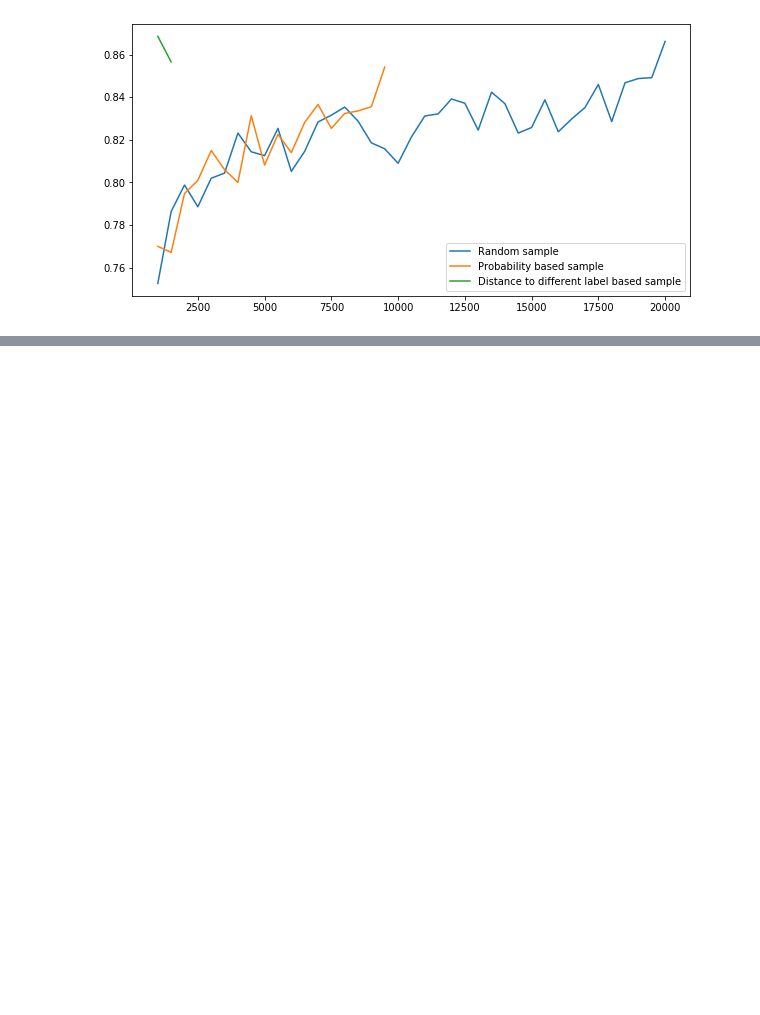
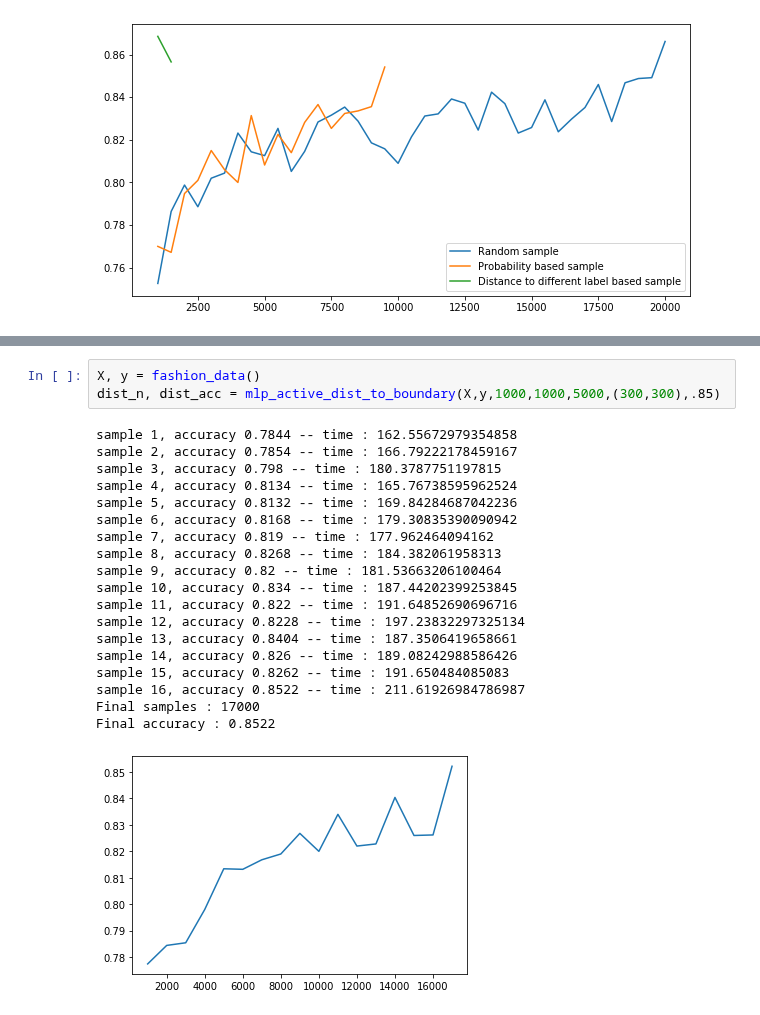
Before and after one commit to max-miller/ds_ground_up, a Jupyter notebook: active_learning/active_learning.ipynb, the cells around one changed output, grey strips where cells are left out. Saved outputs shown, nothing was run; the diff lists cells and outputs as text; blank space fills up the shorter version.

```diff
--- a/active_learning/active_learning.ipynb
+++ b/active_learning/active_learning.ipynb
@@ -702,0 +718,23 @@ KeyboardInterrupt:
+# %%
+X, y = fashion_data()
+dist_n, dist_acc = mlp_active_dist_to_boundary(X,y,1000,1000,5000,(300,300),.85)
+# %% [output]
+sample 1, accuracy 0.7844 -- time : 162.55672979354858
+sample 2, accuracy 0.7854 -- time : 166.79222178459167
+sample 3, accuracy 0.798 -- time : 180.3787751197815
+sample 4, accuracy 0.8134 -- time : 165.76738595962524
+sample 5, accuracy 0.8132 -- time : 169.84284687042236
+sample 6, accuracy 0.8168 -- time : 179.30835390090942
+sample 7, accuracy 0.819 -- time : 177.962464094162
+sample 8, accuracy 0.8268 -- time : 184.382061958313
+sample 9, accuracy 0.82 -- time : 181.53663206100464
+sample 10, accuracy 0.834 -- time : 187.44202399253845
+sample 11, accuracy 0.822 -- time : 191.64852690696716
+sample 12, accuracy 0.8228 -- time : 197.23832297325134
+sample 13, accuracy 0.8404 -- time : 187.3506419658661
+sample 14, accuracy 0.826 -- time : 189.08242988586426
+sample 15, accuracy 0.8262 -- time : 191.650484085083
+sample 16, accuracy 0.8522 -- time : 211.61926984786987
+Final samples : 17000
+Final accuracy : 0.8522
+[figure, added]
```
Also changed, not shown: parts of 4 cells of this notebook.
